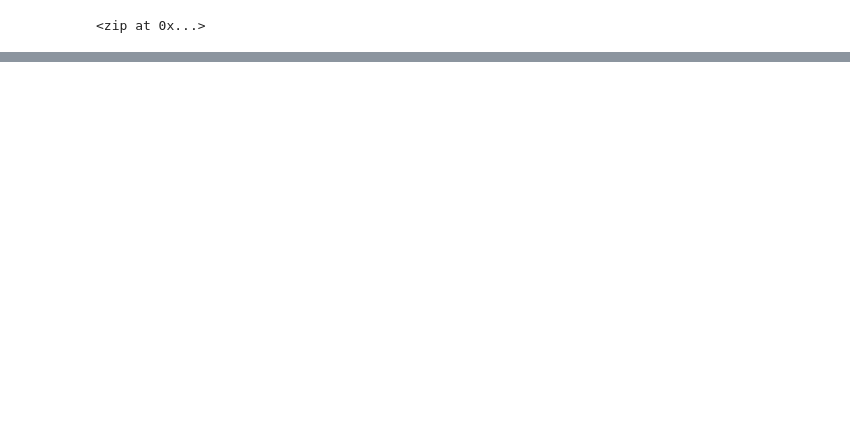
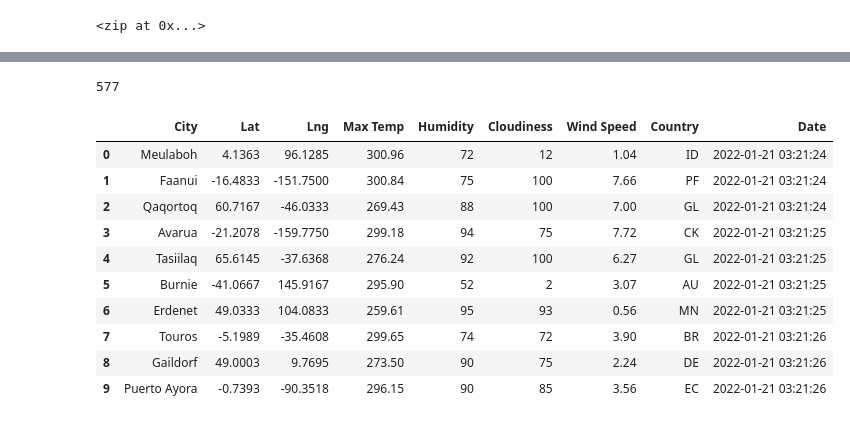
Before and after one commit to Brandonkish1/World_Weather_Analysis, a Jupyter notebook: WeatherPy.ipynb, the cells around one changed output, grey strips where cells are left out. Saved outputs shown, nothing was run; the diff lists cells and outputs as text; code cells hidden in the pictures; blank space fills up the shorter version.

```diff
--- a/WeatherPy.ipynb
+++ b/WeatherPy.ipynb
@@ -33,0 +44,3 @@ len(cities)
+# %%
+# Starting URL for Weather Map API Call. ** City Name goes after q= **
+url = 'http://api.openweathermap.org/data/2.5/weather?'
@@ -33,0 +127,20 @@ len(cities)
+# %%
+len(city_data)
+# %% [output]
+577
+# %%
+# Convert the array of dictionaries to a Pandas DataFrame.
+city_data_df = pd.DataFrame(city_data)
+city_data_df.head(10)
+# %% [output]
+|  | City | Lat | Lng | Max Temp | Humidity | Cloudiness | Wind Speed | Country | Date |
+| 0 | Meulaboh | 4.1363 | 96.1285 | 300.96 | 72 | 12 | 1.04 | ID | 2022-01-21 03:21:24 |
+| 1 | Faanui | -16.4833 | -151.7500 | 300.84 | 75 | 100 | 7.66 | PF | 2022-01-21 03:21:24 |
+| 2 | Qaqortoq | 60.7167 | -46.0333 | 269.43 | 88 | 100 | 7.00 | GL | 2022-01-21 03:21:24 |
+| 3 | Avarua | -21.2078 | -159.7750 | 299.18 | 94 | 75 | 7.72 | CK | 2022-01-21 03:21:25 |
+| 4 | Tasiilaq | 65.6145 | -37.6368 | 276.24 | 92 | 100 | 6.27 | GL | 2022-01-21 03:21:25 |
+| 5 | Burnie | -41.0667 | 145.9167 | 295.90 | 52 | 2 | 3.07 | AU | 2022-01-21 03:21:25 |
+| 6 | Erdenet | 49.0333 | 104.0833 | 259.61 | 95 | 93 | 0.56 | MN | 2022-01-21 03:21:25 |
+| 7 | Touros | -5.1989 | -35.4608 | 299.65 | 74 | 72 | 3.90 | BR | 2022-01-21 03:21:26 |
+| 8 | Gaildorf | 49.0003 | 9.7695 | 273.50 | 90 | 75 | 2.24 | DE | 2022-01-21 03:21:26 |
+| 9 | Puerto Ayora | -0.7393 | -90.3518 | 296.15 | 90 | 85 | 3.56 | EC | 2022-01-21 03:21:26 |
```
Also changed, not shown: parts of 6 cells of this notebook.
